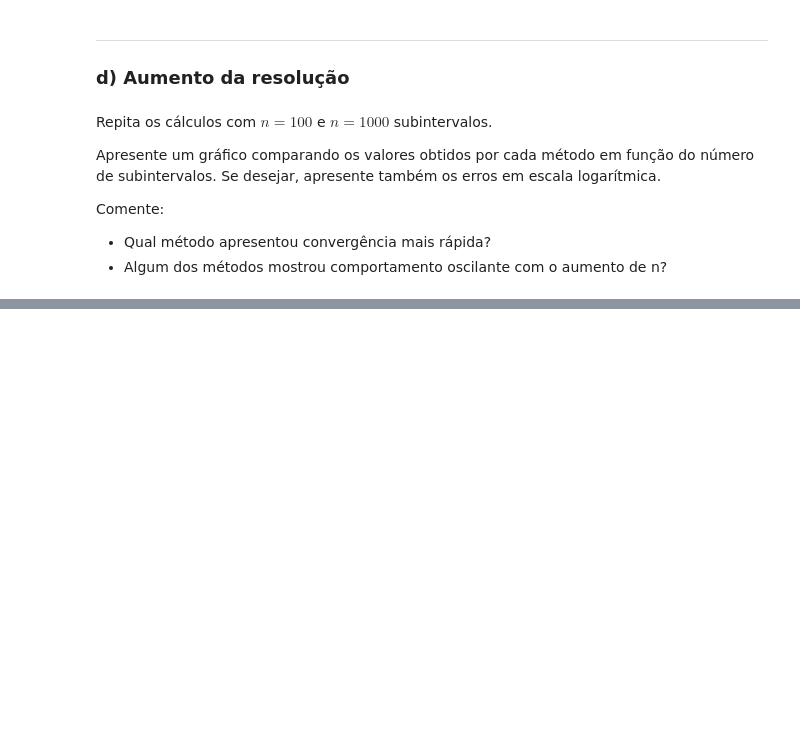
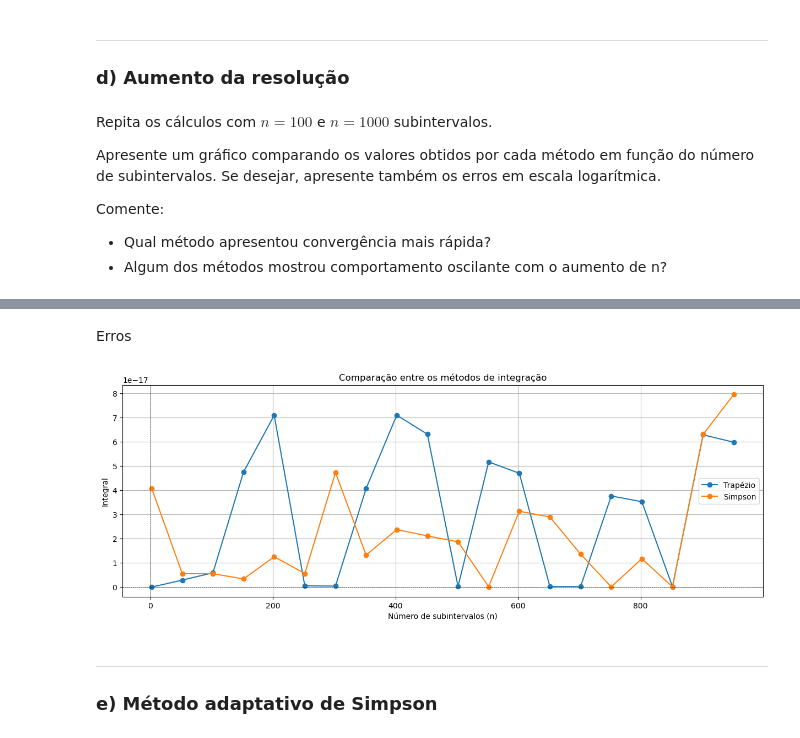
Before and after one commit to aragaoiberis/atv7, a Jupyter notebook: atv7.ipynb, the cells around one changed output, grey strips where cells are left out. Cells and saved outputs as stored; diff of their text form; code cells hidden in the pictures; blank space fills up the shorter version.

```diff
--- a/atv7.ipynb
+++ b/atv7.ipynb
@@ -220,0 +221,20 @@ plt.show()
+# %% [markdown]
+Erros
+# %%
+M = np.arange(2, 1000, 50)  # n deve ser par para Simpson
+plt.figure(figsize=(15, 5))
+plt.plot(M, [abs(I_trapezio(f, a, b, n) - 0) for n in M], label='Trapézio', marker='o')
+plt.plot(M, [abs(I_simpson(f, a, b, n) - 0) for n in M], label='Simpson', marker='o')
+plt.xlabel('Número de subintervalos (n)')
+plt.ylabel('Integral')
+plt.title('Comparação entre os métodos de integração')
+plt.axhline(0, color='black', lw=0.5, ls='--')
+plt.axvline(0, color='black', lw=0.5, ls='--')
+plt.grid()
+plt.legend()
+plt.show()
+# %% [output]
+[figure, added]
+# %% [markdown]
+---
+### e) Método adaptativo de Simpson
```
Also changed, not shown: parts of 10 cells of this notebook, 1 other file.
